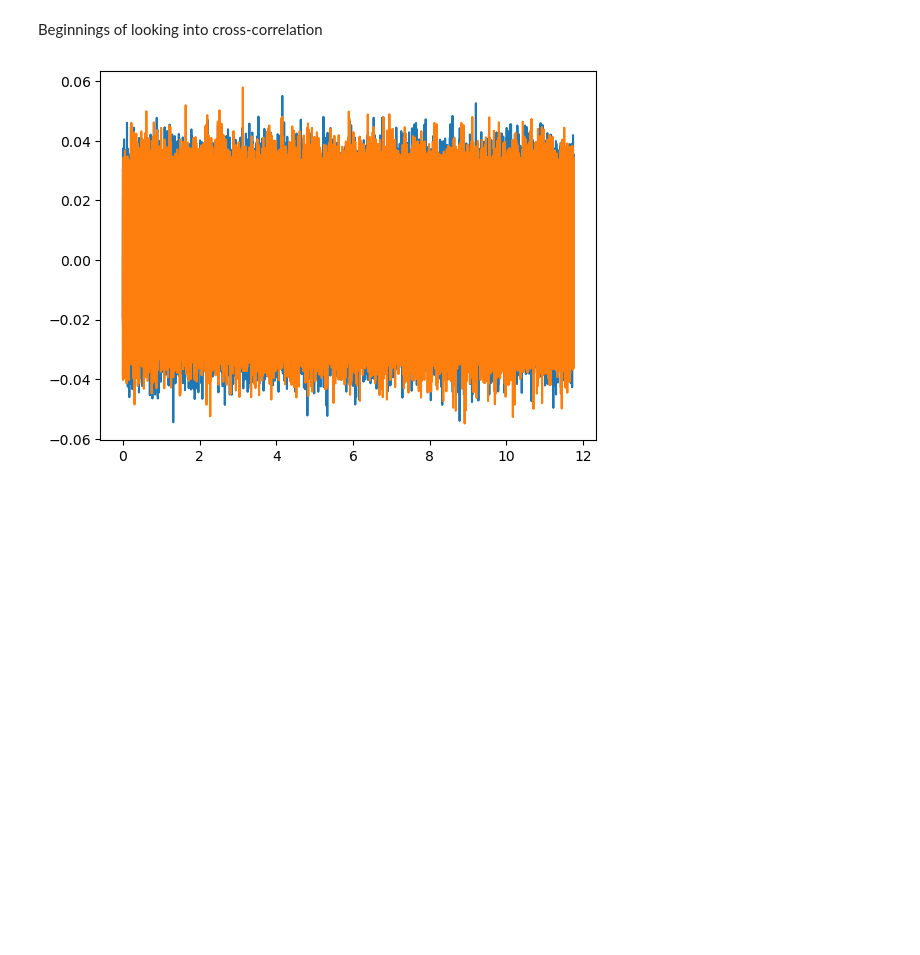
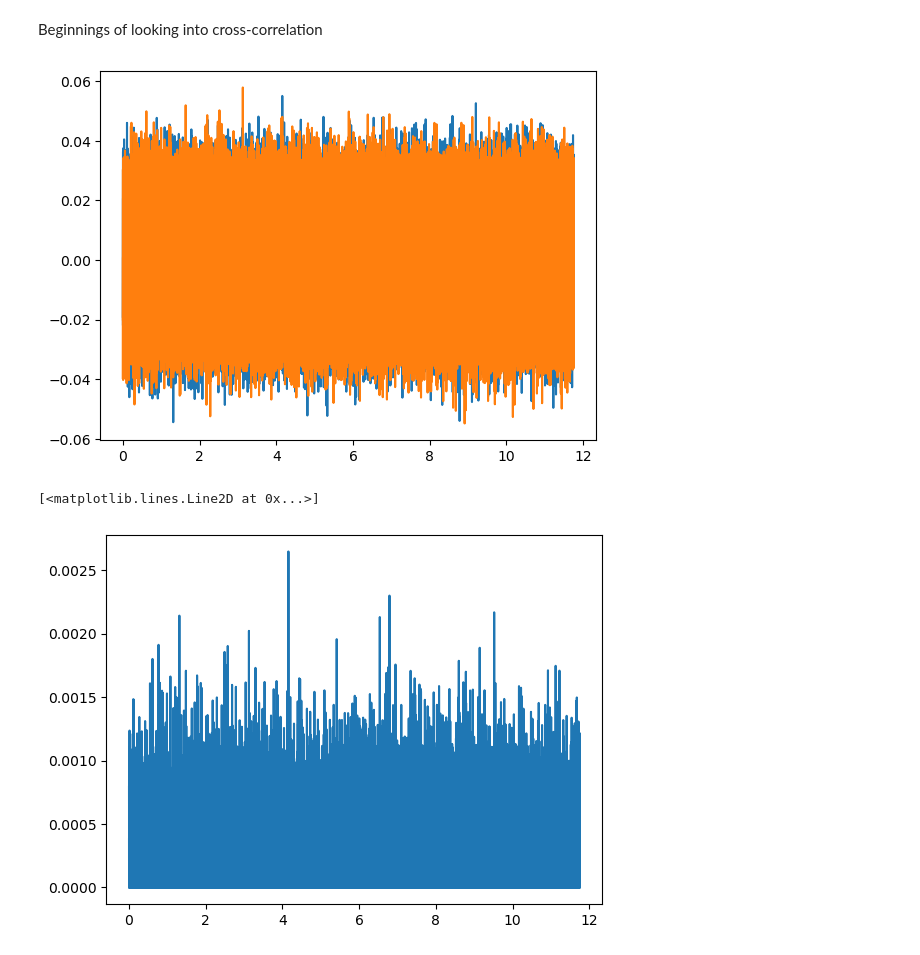
Before and after one commit to Atzphere/309-Pool, a Jupyter notebook: notebooks/johnson_analyzer.ipynb, the cells around one changed output. Drawn from its saved outputs; the diff is of its cells as text; code cells hidden in the pictures; blank space fills up the shorter version.

```diff
--- a/notebooks/johnson_analyzer.ipynb
+++ b/notebooks/johnson_analyzer.ipynb
@@ -96,5 +137,9 @@ Beginnings of looking into cross-correlation
 # %%
 plt.plot(t, d["left"], t, d["right"]) # signal comparison
 plt.show()
+u = d["left"] * d["right"]
+plt.plot(t[u >= 0], u[u >= 0])
 # %% [output]
 [figure]
+[<matplotlib.lines.Line2D at 0x...>]
+[figure, added]
```
Also changed, not shown: parts of 9 cells of this notebook, 13 other files.
